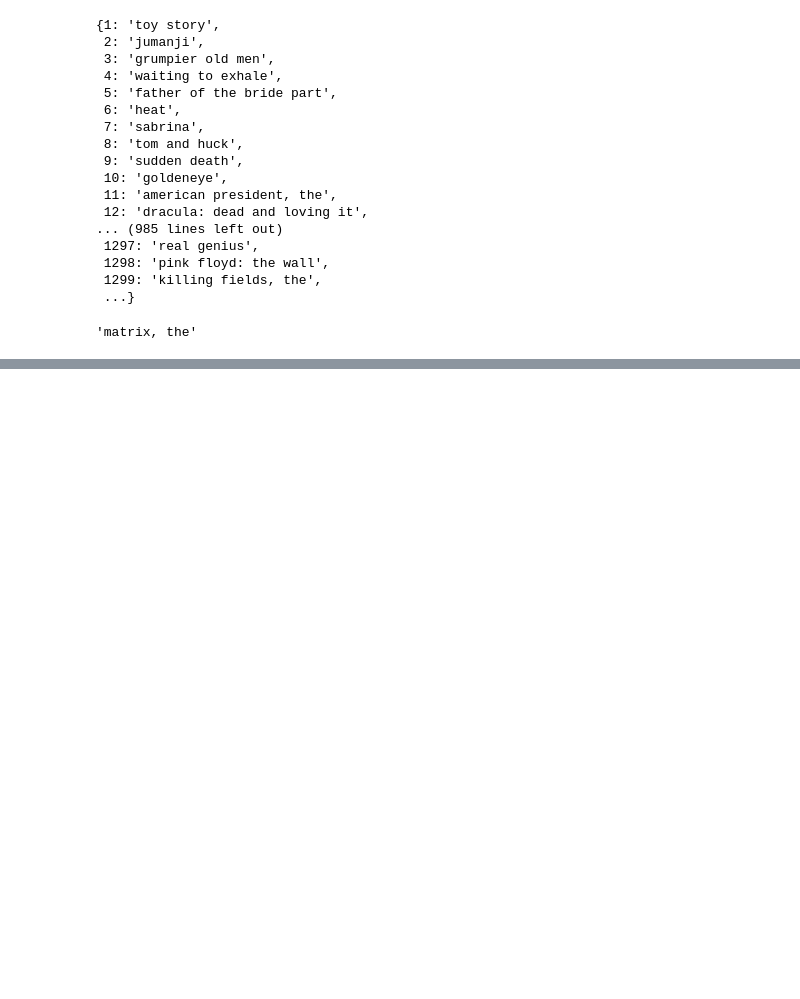
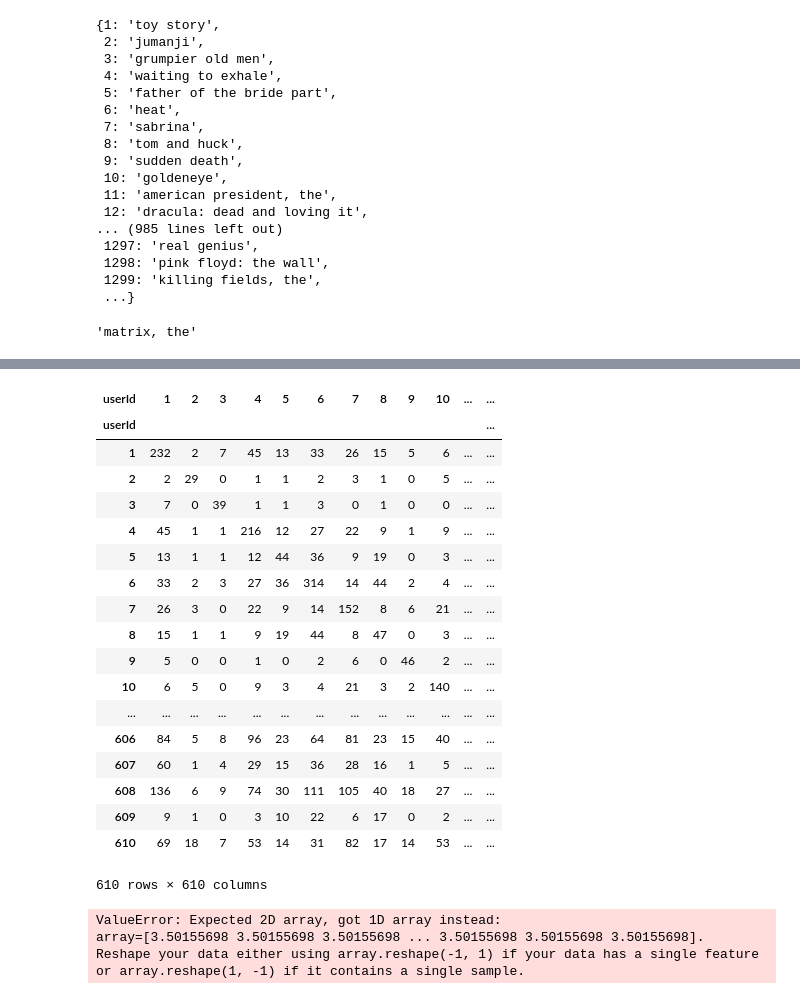
Before and after one commit to iremnasir/bootcamp_progress, a Jupyter notebook: Week_10/Day_1/Movie_Python.ipynb, the cells around one changed output, grey strips where cells are left out. Cells and saved outputs as stored; diff of their text form; code cells hidden in the pictures; blank space fills up the shorter version.

Commit message:
Added cosine_similarity function

```diff
--- a/Week_10/Day_1/Movie_Python.ipynb
+++ b/Week_10/Day_1/Movie_Python.ipynb
@@ -369,0 +542,5 @@ movie_id_dict[2571]
+# %%
+# fast way of determining the number of overlapping items
+# 1. get a matrix with 1 if user has rated this item
+seen_movies = user_movie_matrix.notna().astype(int)
+seen_movies.head()
@@ -369,0 +556,29 @@ movie_id_dict[2571]
+# %%
+# calculate number of overlapping movies
+seen_movies.dot(seen_movies.T)
+# %% [output]
+| userId | 1 | 2 | 3 | 4 | 5 | 6 | 7 | 8 | 9 | 10 | ... | ... |
+| userId |  |  |  |  |  |  |  |  |  |  |  | ... |
+| 1 | 232 | 2 | 7 | 45 | 13 | 33 | 26 | 15 | 5 | 6 | ... | ... |
+| 2 | 2 | 29 | 0 | 1 | 1 | 2 | 3 | 1 | 0 | 5 | ... | ... |
+| 3 | 7 | 0 | 39 | 1 | 1 | 3 | 0 | 1 | 0 | 0 | ... | ... |
+| 4 | 45 | 1 | 1 | 216 | 12 | 27 | 22 | 9 | 1 | 9 | ... | ... |
+| 5 | 13 | 1 | 1 | 12 | 44 | 36 | 9 | 19 | 0 | 3 | ... | ... |
+| 6 | 33 | 2 | 3 | 27 | 36 | 314 | 14 | 44 | 2 | 4 | ... | ... |
+| 7 | 26 | 3 | 0 | 22 | 9 | 14 | 152 | 8 | 6 | 21 | ... | ... |
+| 8 | 15 | 1 | 1 | 9 | 19 | 44 | 8 | 47 | 0 | 3 | ... | ... |
+| 9 | 5 | 0 | 0 | 1 | 0 | 2 | 6 | 0 | 46 | 2 | ... | ... |
+| 10 | 6 | 5 | 0 | 9 | 3 | 4 | 21 | 3 | 2 | 140 | ... | ... |
+| ... | ... | ... | ... | ... | ... | ... | ... | ... | ... | ... | ... | ... |
+| 606 | 84 | 5 | 8 | 96 | 23 | 64 | 81 | 23 | 15 | 40 | ... | ... |
+| 607 | 60 | 1 | 4 | 29 | 15 | 36 | 28 | 16 | 1 | 5 | ... | ... |
+| 608 | 136 | 6 | 9 | 74 | 30 | 111 | 105 | 40 | 18 | 27 | ... | ... |
+| 609 | 9 | 1 | 0 | 3 | 10 | 22 | 6 | 17 | 0 | 2 | ... | ... |
+| 610 | 69 | 18 | 7 | 53 | 14 | 31 | 82 | 17 | 14 | 53 | ... | ... |
+610 rows × 610 columns
+# %%
+cosine_sim = cosine_similarity(user, user_movie_matrix.iloc[0])
+# %% [output]
+ValueError: Expected 2D array, got 1D array instead:
+array=[3.50155698 3.50155698 3.50155698 ... 3.50155698 3.50155698 3.50155698].
+Reshape your data either using array.reshape(-1, 1) if your data has a single feature or array.reshape(1, -1) if it contains a single sample.
```
Also changed, not shown: parts of 27 cells of this notebook, 6 other files.
